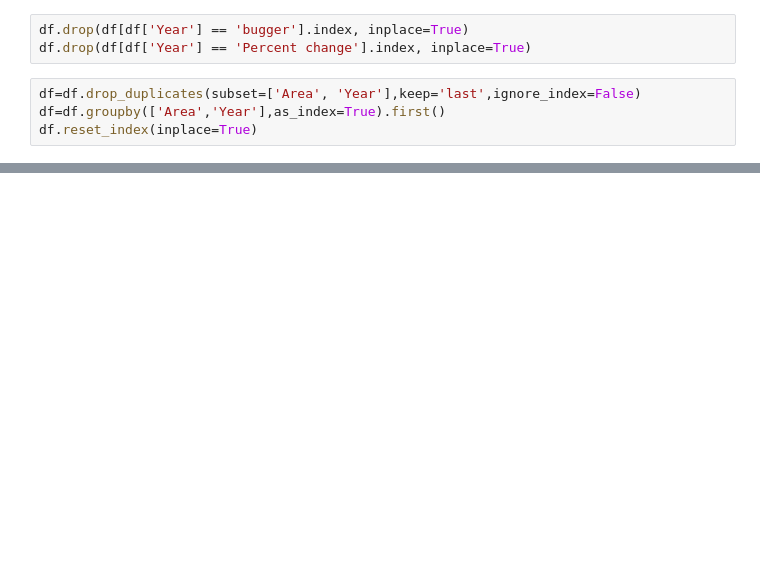
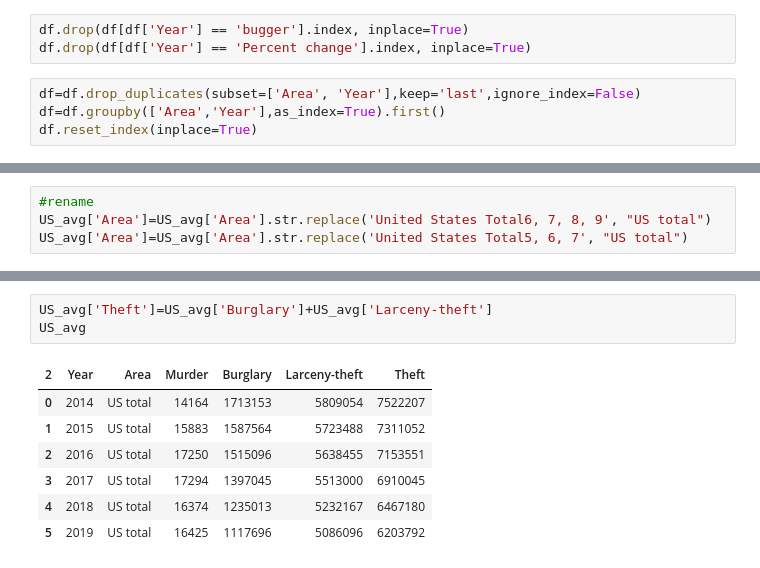
Before and after one commit to Cuiweiyi/CALEA_and_crime, a Jupyter notebook: notebook/Crime_and_Cost_Living.ipynb, the cells around one changed output, grey strips where cells are left out. Saved outputs shown, nothing was run; the diff lists cells and outputs as text; blank space fills up the shorter version.

```diff
--- a/notebook/Crime_and_Cost_Living.ipynb
+++ b/notebook/Crime_and_Cost_Living.ipynb
@@ -622,0 +1518,4 @@ plt.show()
+# %%
+#rename
+US_avg['Area']=US_avg['Area'].str.replace('United States Total6, 7, 8, 9', "US total")
+US_avg['Area']=US_avg['Area'].str.replace('United States Total5, 6, 7', "US total")
@@ -622,0 +1620,11 @@ plt.show()
+# %%
+US_avg['Theft']=US_avg['Burglary']+US_avg['Larceny-theft']
+US_avg
+# %% [output]
+| 2 | Year | Area | Murder | Burglary | Larceny-theft | Theft |
+| 0 | 2014 | US total | 14164 | 1713153 | 5809054 | 7522207 |
+| 1 | 2015 | US total | 15883 | 1587564 | 5723488 | 7311052 |
+| 2 | 2016 | US total | 17250 | 1515096 | 5638455 | 7153551 |
+| 3 | 2017 | US total | 17294 | 1397045 | 5513000 | 6910045 |
+| 4 | 2018 | US total | 16374 | 1235013 | 5232167 | 6467180 |
+| 5 | 2019 | US total | 16425 | 1117696 | 5086096 | 6203792 |
```
Also changed, not shown: parts of 151 cells of this notebook.
